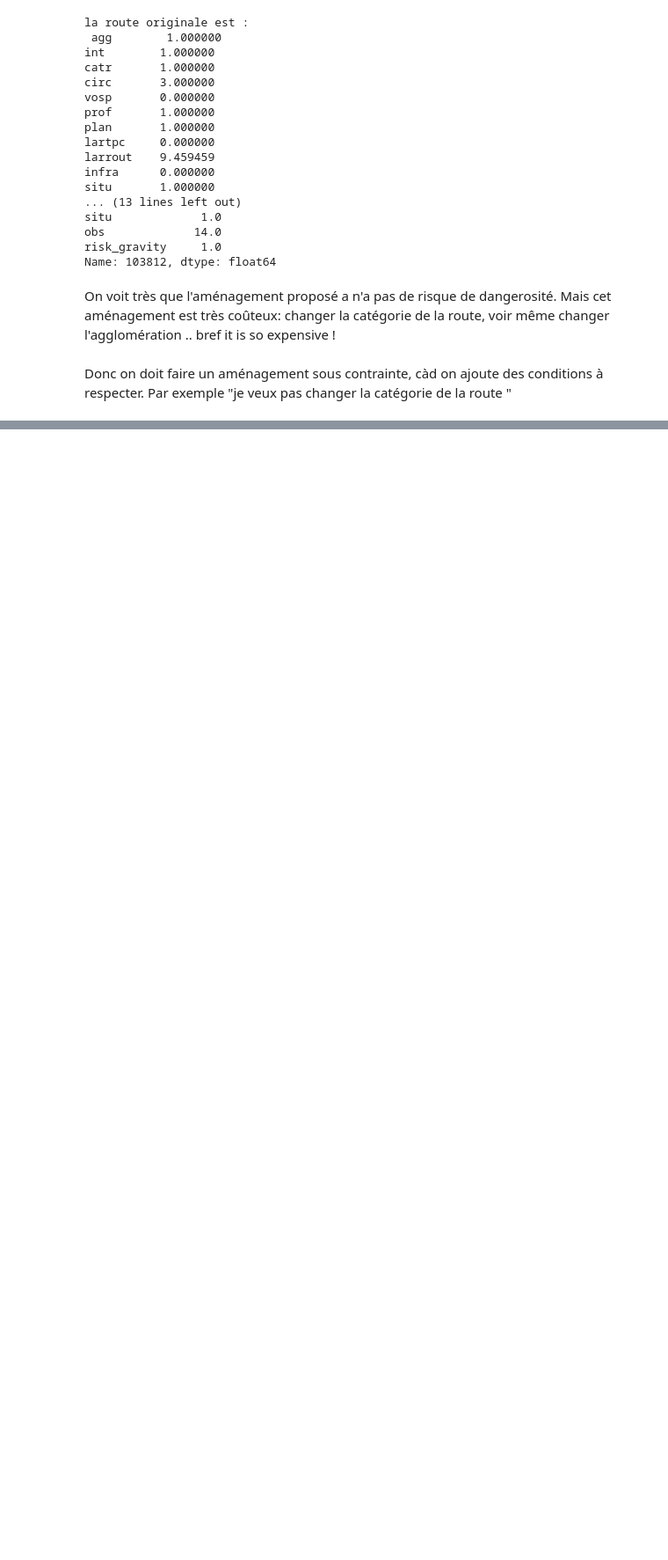
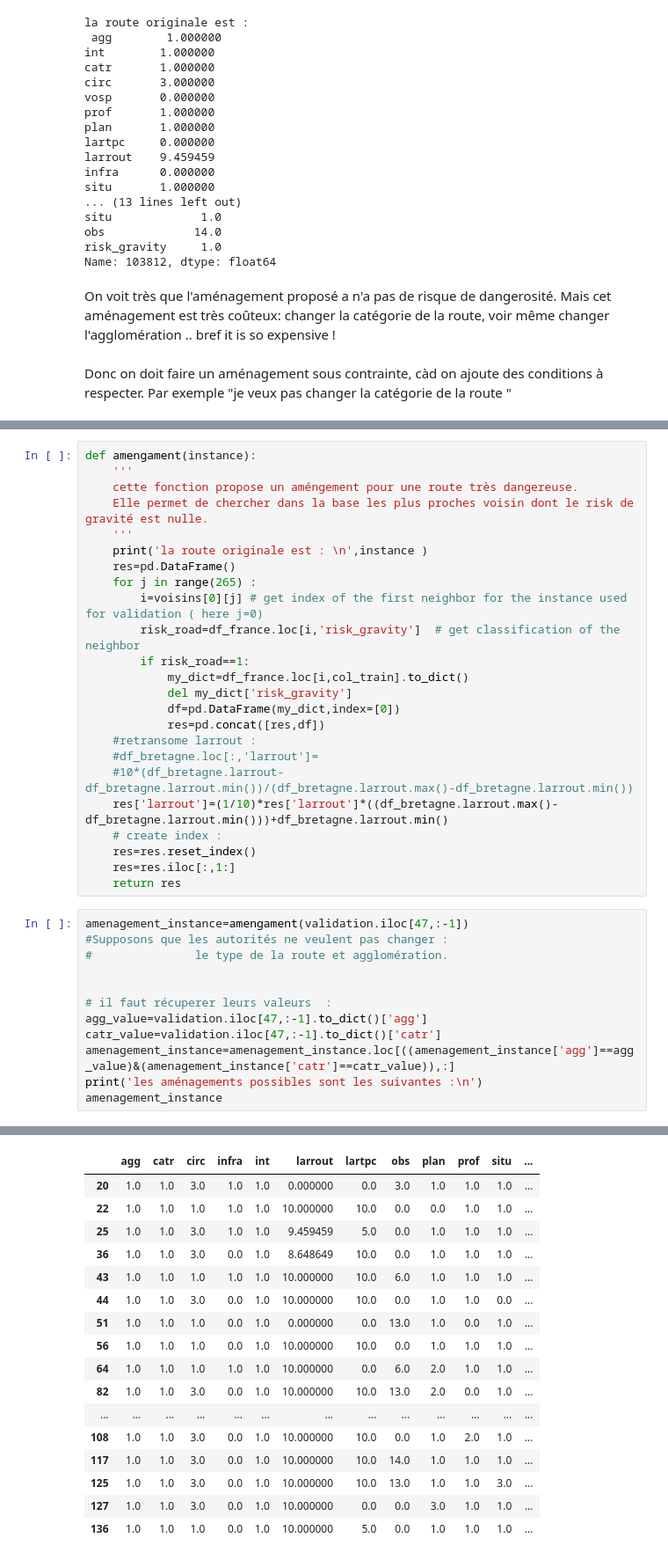
Before and after one commit to Louriz/Accidents-Corporels-France, a Jupyter notebook: notebook.ipynb, the cells around one changed output, grey strips where cells are left out. Shown: that part at 88% size. Cells and saved outputs as stored; diff of their text form; blank space fills up the shorter version.

```diff
--- a/notebook.ipynb
+++ b/notebook.ipynb
@@ -853,0 +845,37 @@ print("L'améngament proposé est le suivant : \n", df_france.loc[voisins[0][j-1
+# %%
+def amengament(instance):
+    '''
+    cette fonction propose un améngement pour une route très dangereuse.
+    Elle permet de chercher dans la base les plus proches voisin dont le risk de gravité est nulle.
+    '''
+    print('la route originale est : \n',instance )
+    res=pd.DataFrame()
+    for j in range(265) :
+        i=voisins[0][j] # get index of the first neighbor for the instance used for validation ( here j=0)
+        risk_road=df_france.loc[i,'risk_gravity']  # get classification of the neighbor
+        if risk_road==1:
+            my_dict=df_france.loc[i,col_train].to_dict()
+            del my_dict['risk_gravity']
+            df=pd.DataFrame(my_dict,index=[0])
+            res=pd.concat([res,df])
+    #retransome larrout :
+    #df_bretagne.loc[:,'larrout']=
+    #10*(df_bretagne.larrout-df_bretagne.larrout.min())/(df_bretagne.larrout.max()-df_bretagne.larrout.min())
+    res['larrout']=(1/10)*res['larrout']*((df_bretagne.larrout.max()-df_bretagne.larrout.min()))+df_bretagne.larrout.min()
+    # create index :
+    res=res.reset_index()
+    res=res.iloc[:,1:]
+    return res
+# %%
+amenagement_instance=amengament(validation.iloc[47,:-1])
+#Supposons que les autorités ne veulent pas changer :
+#               le type de la route et agglomération.
+
+
+# il faut récuperer leurs valeurs  :
+agg_value=validation.iloc[47,:-1].to_dict()['agg']
+catr_value=validation.iloc[47,:-1].to_dict()['catr']
+amenagement_instance=amenagement_instance.loc[((amenagement_instance['agg']==agg_value)&(amenagement_instance['catr']==catr_value)),:]
+print('les aménagements possibles sont les suivantes :\n')
+amenagement_instance
+# %% [output]
@@ -853,0 +897,17 @@ print("L'améngament proposé est le suivant : \n", df_france.loc[voisins[0][j-1
+|  | agg | catr | circ | infra | int | larrout | lartpc | obs | plan | prof | situ | ... |
+| 20 | 1.0 | 1.0 | 3.0 | 1.0 | 1.0 | 0.000000 | 0.0 | 3.0 | 1.0 | 1.0 | 1.0 | ... |
+| 22 | 1.0 | 1.0 | 1.0 | 1.0 | 1.0 | 10.000000 | 10.0 | 0.0 | 0.0 | 1.0 | 1.0 | ... |
+| 25 | 1.0 | 1.0 | 3.0 | 1.0 | 1.0 | 9.459459 | 5.0 | 0.0 | 1.0 | 1.0 | 1.0 | ... |
+| 36 | 1.0 | 1.0 | 3.0 | 0.0 | 1.0 | 8.648649 | 10.0 | 0.0 | 1.0 | 1.0 | 1.0 | ... |
+| 43 | 1.0 | 1.0 | 1.0 | 1.0 | 1.0 | 10.000000 | 10.0 | 6.0 | 1.0 | 1.0 | 1.0 | ... |
+| 44 | 1.0 | 1.0 | 3.0 | 0.0 | 1.0 | 10.000000 | 10.0 | 0.0 | 1.0 | 1.0 | 0.0 | ... |
+| 51 | 1.0 | 1.0 | 1.0 | 0.0 | 1.0 | 0.000000 | 0.0 | 13.0 | 1.0 | 0.0 | 1.0 | ... |
+| 56 | 1.0 | 1.0 | 1.0 | 0.0 | 1.0 | 10.000000 | 10.0 | 0.0 | 1.0 | 1.0 | 1.0 | ... |
+| 64 | 1.0 | 1.0 | 1.0 | 1.0 | 1.0 | 10.000000 | 0.0 | 6.0 | 2.0 | 1.0 | 1.0 | ... |
+| 82 | 1.0 | 1.0 | 3.0 | 0.0 | 1.0 | 10.000000 | 10.0 | 13.0 | 2.0 | 0.0 | 1.0 | ... |
+| ... | ... | ... | ... | ... | ... | ... | ... | ... | ... | ... | ... | ... |
+| 108 | 1.0 | 1.0 | 3.0 | 0.0 | 1.0 | 10.000000 | 10.0 | 0.0 | 1.0 | 2.0 | 1.0 | ... |
+| 117 | 1.0 | 1.0 | 3.0 | 0.0 | 1.0 | 10.000000 | 10.0 | 14.0 | 1.0 | 1.0 | 1.0 | ... |
+| 125 | 1.0 | 1.0 | 3.0 | 0.0 | 1.0 | 10.000000 | 10.0 | 13.0 | 1.0 | 1.0 | 3.0 | ... |
+| 127 | 1.0 | 1.0 | 3.0 | 0.0 | 1.0 | 10.000000 | 0.0 | 0.0 | 3.0 | 1.0 | 1.0 | ... |
+| 136 | 1.0 | 1.0 | 1.0 | 0.0 | 1.0 | 10.000000 | 5.0 | 0.0 | 1.0 | 1.0 | 1.0 | ... |
```
Also changed, not shown: parts of 5 cells of this notebook.
